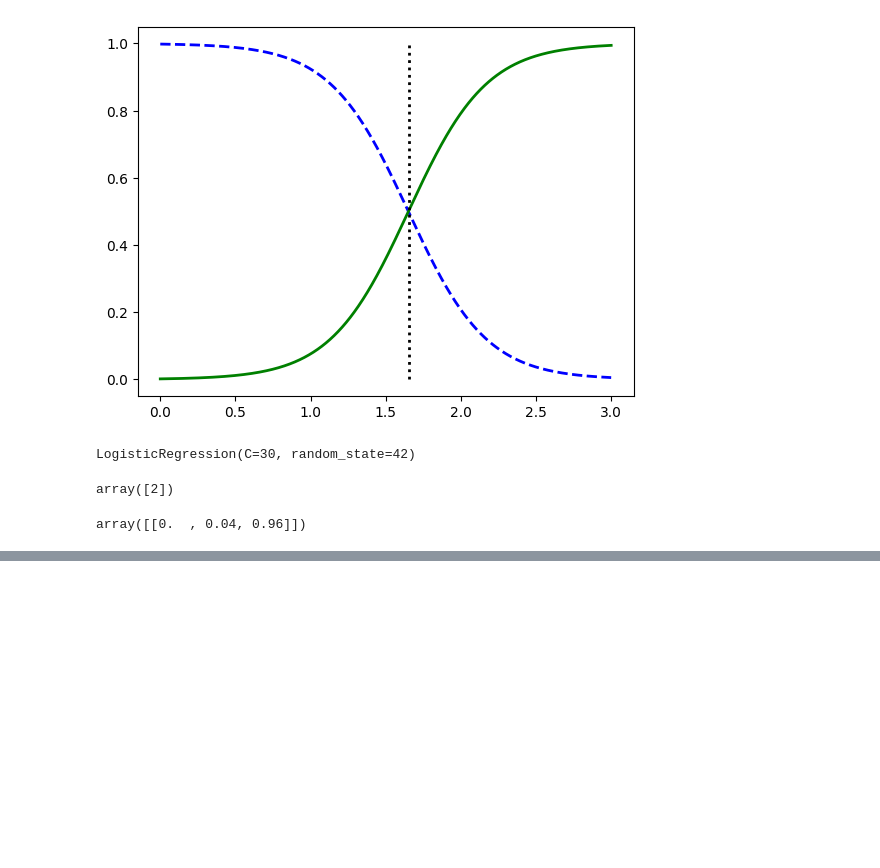
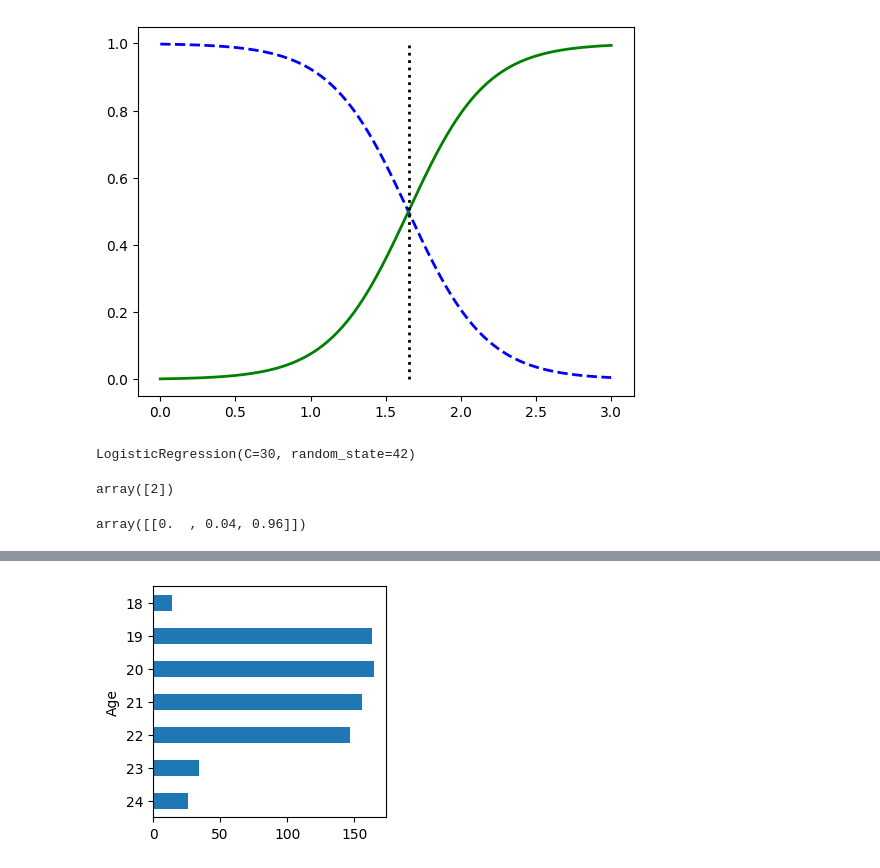
Before and after one commit to shivarajshelar/kaggle-Notebook-MachineLearning, a Jupyter notebook: training-the-models.ipynb, the cells around one changed output, grey strips where cells are left out. Cells and saved outputs as stored; diff of their text form; code cells hidden in the pictures; blank space fills up the shorter version.

Commit message:
Kaggle Notebook | Machine Learnin Media Addiction Prediction | ML Additcted

```diff
--- a/training-the-models.ipynb
+++ b/training-the-models.ipynb
@@ -346,0 +498,2 @@ array([[0.  , 0.04, 0.96]])
+# %%
+df= pd.read_csv('/kaggle/input/social-media-addiction-vs-relationships/Students Social Media Addiction.csv')
@@ -346,0 +532,6 @@ array([[0.  , 0.04, 0.96]])
+# %%
+## agewise user of social media Data
+df.Age.value_counts().sort_index(ascending=False).plot(kind='barh',figsize=(3,3))
+plt.show()
+# %% [output]
+[figure, added]
```
Also changed, not shown: parts of 40 cells of this notebook.
